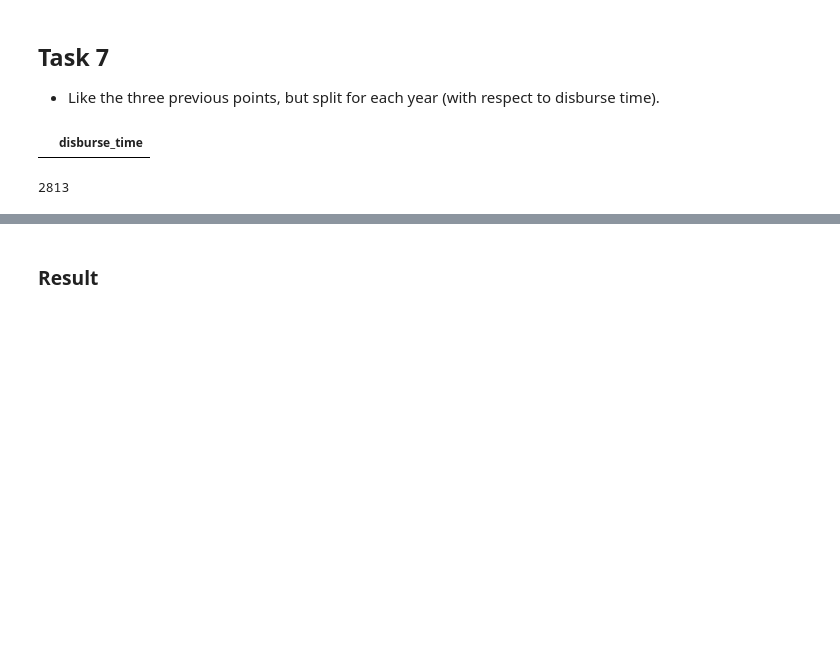
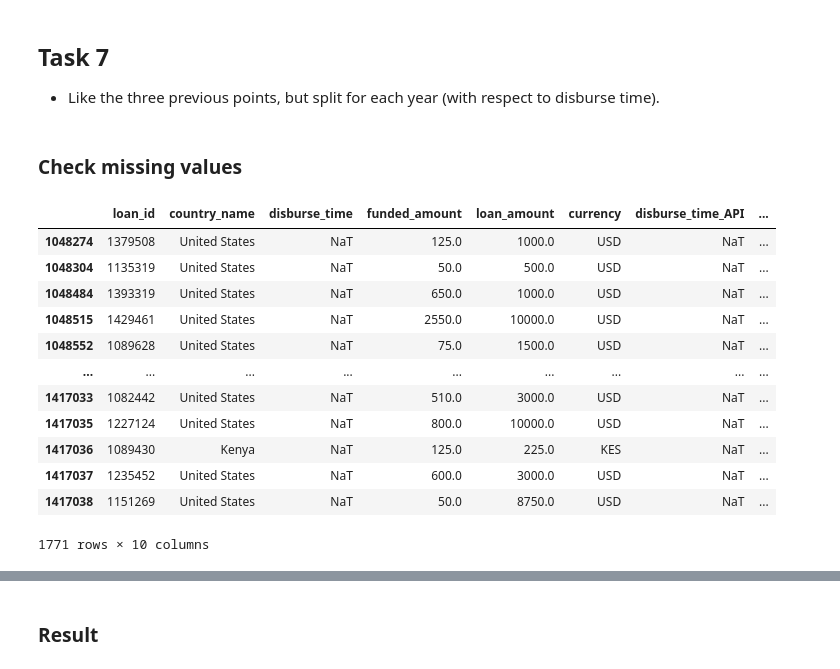
Before and after one commit to gaveter/Project_cs, a Jupyter notebook: Project.ipynb, the cells around one changed output, grey strips where cells are left out. Drawn from its saved outputs; the diff is of its cells as text; code cells hidden in the pictures; blank space fills up the shorter version.

```diff
--- a/Project.ipynb
+++ b/Project.ipynb
@@ -792,9 +787,21 @@ loanYear = loan[['loan_id','country_name','disburse_time','planned_expiration_ti
+# %%
+loanYear = loan_simplified_USD
+# %% [markdown]
+### Check missing values
 # %%
-missing = pd.isnull(loanYear[['disburse_time']])
-missing[missing['disburse_time']==True]
+missing = loanYear[loanYear['disburse_time'].isnull()]
+missing
 # %% [output]
-|  | disburse_time |
+|  | loan_id | country_name | disburse_time | funded_amount | loan_amount | currency | disburse_time_API | ... |
+| 1048274 | 1379508 | United States | NaT | 125.0 | 1000.0 | USD | NaT | ... |
+| 1048304 | 1135319 | United States | NaT | 50.0 | 500.0 | USD | NaT | ... |
+| 1048484 | 1393319 | United States | NaT | 650.0 | 1000.0 | USD | NaT | ... |
+| 1048515 | 1429461 | United States | NaT | 2550.0 | 10000.0 | USD | NaT | ... |
+| 1048552 | 1089628 | United States | NaT | 75.0 | 1500.0 | USD | NaT | ... |
+| ... | ... | ... | ... | ... | ... | ... | ... | ... |
+| 1417033 | 1082442 | United States | NaT | 510.0 | 3000.0 | USD | NaT | ... |
+| 1417035 | 1227124 | United States | NaT | 800.0 | 10000.0 | USD | NaT | ... |
+| 1417036 | 1089430 | Kenya | NaT | 125.0 | 225.0 | KES | NaT | ... |
+| 1417037 | 1235452 | United States | NaT | 600.0 | 3000.0 | USD | NaT | ... |
+| 1417038 | 1151269 | United States | NaT | 50.0 | 8750.0 | USD | NaT | ... |
+1771 rows × 10 columns
-# %%
-len(loanYear[loanYear['disburse_time']=="nan"])
-# %% [output]
-2813
```
Also changed, not shown: parts of 9 cells of this notebook.
